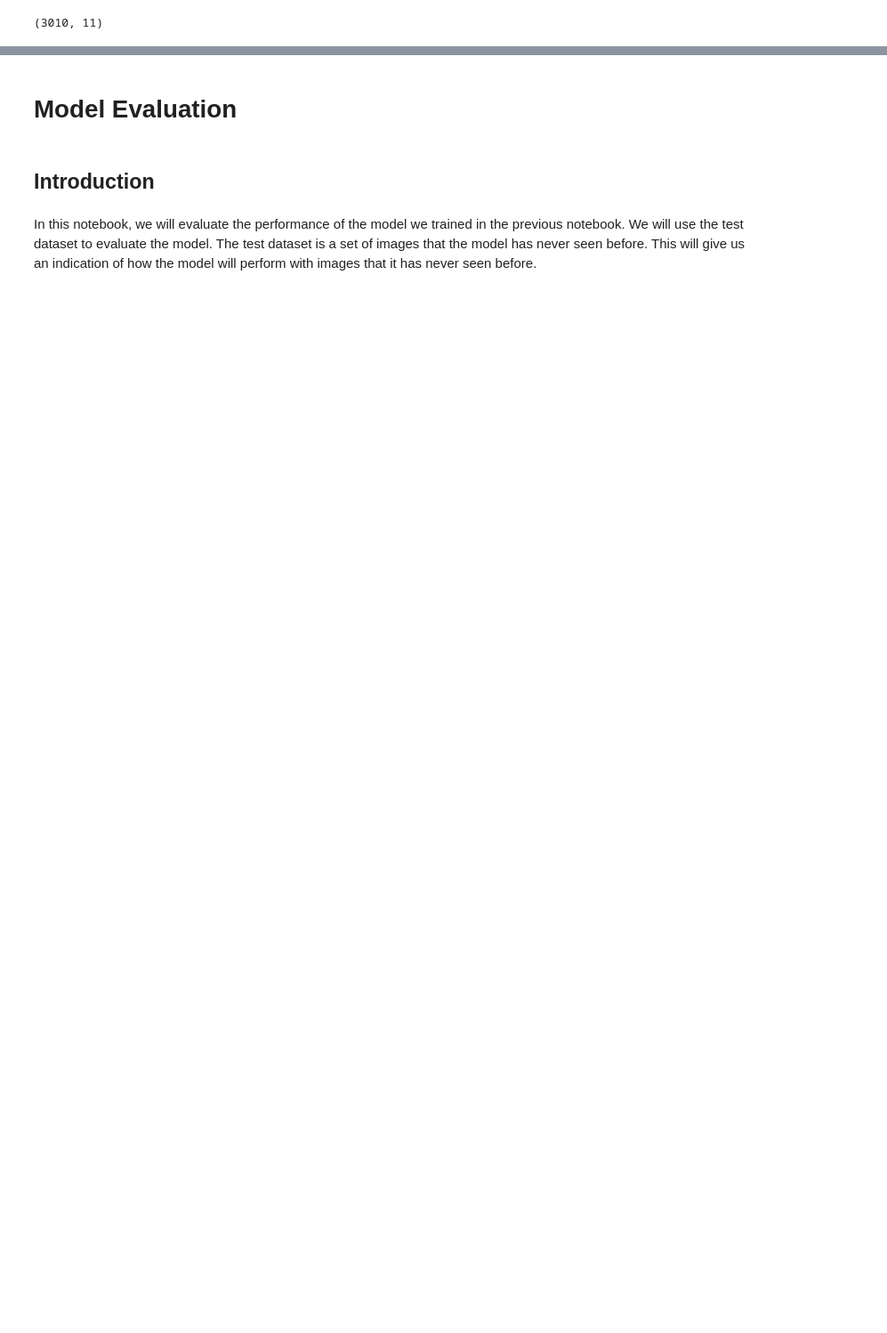
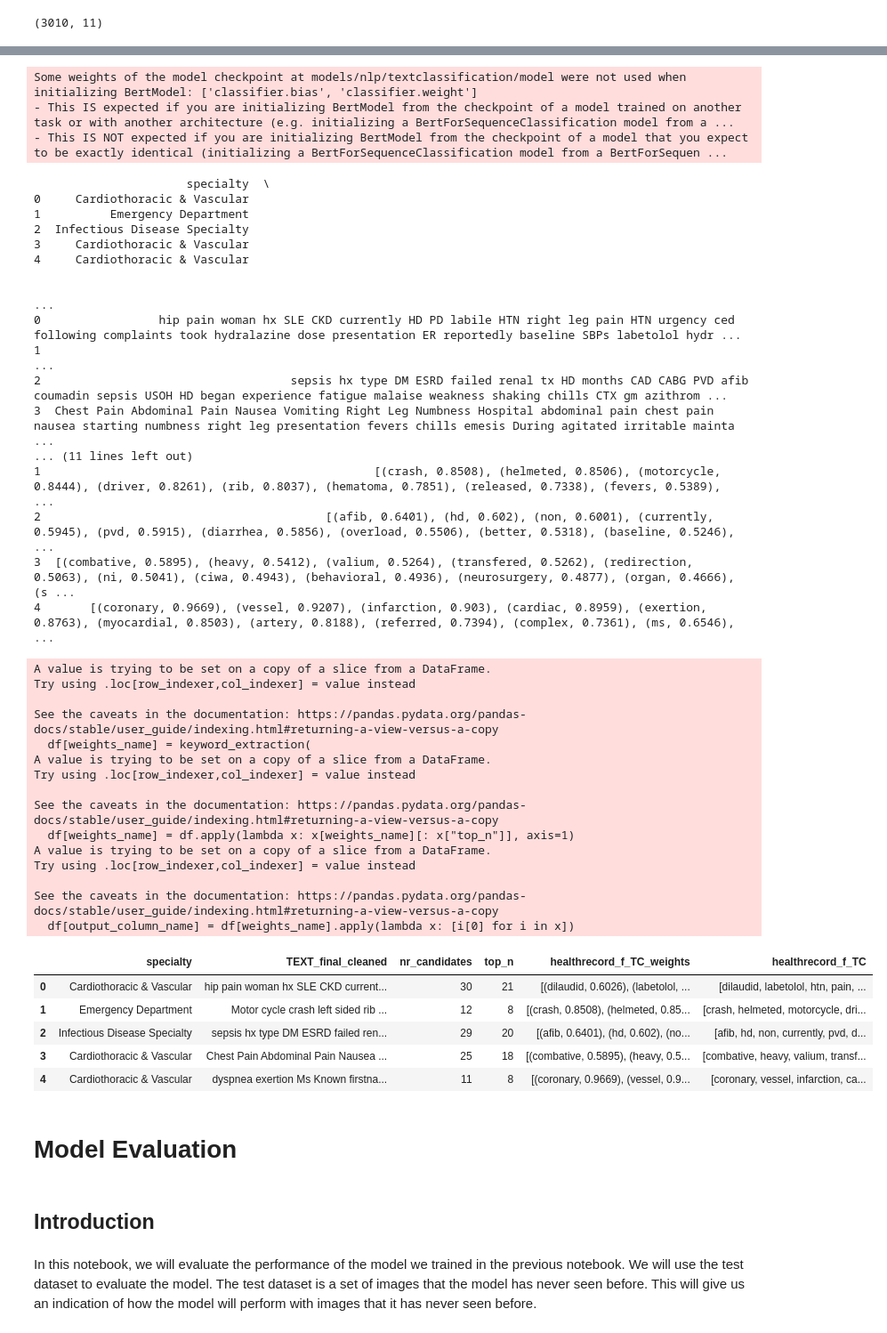
Before and after one commit to Tara-Sophia/NLP_Masterthesis, a Jupyter notebook: test.ipynb, the cells around one changed output, grey strips where cells are left out. Shown: that part at 89% size. Saved outputs shown, nothing was run; the diff lists cells and outputs as text; code cells hidden in the pictures; blank space fills up the shorter version.

Commit message:
keybert mimic

```diff
--- a/test.ipynb
+++ b/test.ipynb
@@ -114,0 +255,12 @@ pd.concat([df, df2], axis=1)
+# %%
+df_large_column = pd.read_csv(MIMIC_PROCESSED_CLEANED_DIR)
+df_large_column = df_large_column.dropna(subset=["TEXT_final_cleaned"]).reset_index(drop=True)
+df = small_column_df(df_large_column, "TEXT_final_cleaned")
+df["nr_candidates"] = df["TEXT_final_cleaned"].apply(calculate_optimal_candidate_nr)
+df["top_n"] = df["nr_candidates"].apply(lambda x: round(x * 0.7))
+# %%
+#drop text, text final column
+df.drop(columns=["TEXT", "TEXT_final"], inplace=True)
+#show complete coumn width
+pd.set_option('display.max_colwidth', None)
+df.head()
@@ -114,0 +286,9 @@ pd.concat([df, df2], axis=1)
+# %%
+    # change tyyoe of text final cleaned to string
+df = df.head(5)
+df["TEXT_final_cleaned"] = df["TEXT_final_cleaned"].astype(str)
+df_tc = keywords_from_model(
+        df, MODEL_TC_MIMIC_DIR, "TEXT_final_cleaned", "healthrecord_f_TC"
+    )
+df_tc.head()
+# %% [output]
@@ -114,0 +304,41 @@ pd.concat([df, df2], axis=1)
+Some weights of the model checkpoint at models/nlp/textclassification/model were not used when initializing BertModel: ['classifier.bias', 'classifier.weight']
+- This IS expected if you are initializing BertModel from the checkpoint of a model trained on another task or with another architecture (e.g. initializing a BertForSequenceClassification model from a ...
+- This IS NOT expected if you are initializing BertModel from the checkpoint of a model that you expect to be exactly identical (initializing a BertForSequenceClassification model from a BertForSequen ...
+                      specialty  \
+0     Cardiothoracic & Vascular
+1          Emergency Department
+2  Infectious Disease Specialty
+3     Cardiothoracic & Vascular
+4     Cardiothoracic & Vascular
+
+                                                                                                                                                                                                         ...
+0                 hip pain woman hx SLE CKD currently HD PD labile HTN right leg pain HTN urgency ced following complaints took hydralazine dose presentation ER reportedly baseline SBPs labetolol hydr ...
+1                                                                                                                                                                                                        ...
+2                                    sepsis hx type DM ESRD failed renal tx HD months CAD CABG PVD afib coumadin sepsis USOH HD began experience fatigue malaise weakness shaking chills CTX gm azithrom ...
+3  Chest Pain Abdominal Pain Nausea Vomiting Right Leg Numbness Hospital abdominal pain chest pain nausea starting numbness right leg presentation fevers chills emesis During agitated irritable mainta ...
+... (11 lines left out)
+1                                                [(crash, 0.8508), (helmeted, 0.8506), (motorcycle, 0.8444), (driver, 0.8261), (rib, 0.8037), (hematoma, 0.7851), (released, 0.7338), (fevers, 0.5389),  ...
+2                                         [(afib, 0.6401), (hd, 0.602), (non, 0.6001), (currently, 0.5945), (pvd, 0.5915), (diarrhea, 0.5856), (overload, 0.5506), (better, 0.5318), (baseline, 0.5246), ...
+3  [(combative, 0.5895), (heavy, 0.5412), (valium, 0.5264), (transfered, 0.5262), (redirection, 0.5063), (ni, 0.5041), (ciwa, 0.4943), (behavioral, 0.4936), (neurosurgery, 0.4877), (organ, 0.4666), (s ...
+4       [(coronary, 0.9669), (vessel, 0.9207), (infarction, 0.903), (cardiac, 0.8959), (exertion, 0.8763), (myocardial, 0.8503), (artery, 0.8188), (referred, 0.7394), (complex, 0.7361), (ms, 0.6546),  ...
+A value is trying to be set on a copy of a slice from a DataFrame.
+Try using .loc[row_indexer,col_indexer] = value instead
+
+See the caveats in the documentation: https://pandas.pydata.org/pandas-docs/stable/user_guide/indexing.html#returning-a-view-versus-a-copy
+  df[weights_name] = keyword_extraction(
+A value is trying to be set on a copy of a slice from a DataFrame.
+Try using .loc[row_indexer,col_indexer] = value instead
+
+See the caveats in the documentation: https://pandas.pydata.org/pandas-docs/stable/user_guide/indexing.html#returning-a-view-versus-a-copy
+  df[weights_name] = df.apply(lambda x: x[weights_name][: x["top_n"]], axis=1)
+A value is trying to be set on a copy of a slice from a DataFrame.
+Try using .loc[row_indexer,col_indexer] = value instead
+
+See the caveats in the documentation: https://pandas.pydata.org/pandas-docs/stable/user_guide/indexing.html#returning-a-view-versus-a-copy
+  df[output_column_name] = df[weights_name].apply(lambda x: [i[0] for i in x])
+|  | specialty | TEXT_final_cleaned | nr_candidates | top_n | healthrecord_f_TC_weights | healthrecord_f_TC |
+| 0 | Cardiothoracic & Vascular | hip pain woman hx SLE CKD current... | 30 | 21 | [(dilaudid, 0.6026), (labetolol, ... | [dilaudid, labetolol, htn, pain, ... |
+| 1 | Emergency Department | Motor cycle crash left sided rib ... | 12 | 8 | [(crash, 0.8508), (helmeted, 0.85... | [crash, helmeted, motorcycle, dri... |
+| 2 | Infectious Disease Specialty | sepsis hx type DM ESRD failed ren... | 29 | 20 | [(afib, 0.6401), (hd, 0.602), (no... | [afib, hd, non, currently, pvd, d... |
+| 3 | Cardiothoracic & Vascular | Chest Pain Abdominal Pain Nausea ... | 25 | 18 | [(combative, 0.5895), (heavy, 0.5... | [combative, heavy, valium, transf... |
+| 4 | Cardiothoracic & Vascular | dyspnea exertion Ms Known firstna... | 11 | 8 | [(coronary, 0.9669), (vessel, 0.9... | [coronary, vessel, infarction, ca... |
```
Also changed, not shown: parts of 9 cells of this notebook, 4 other files.
